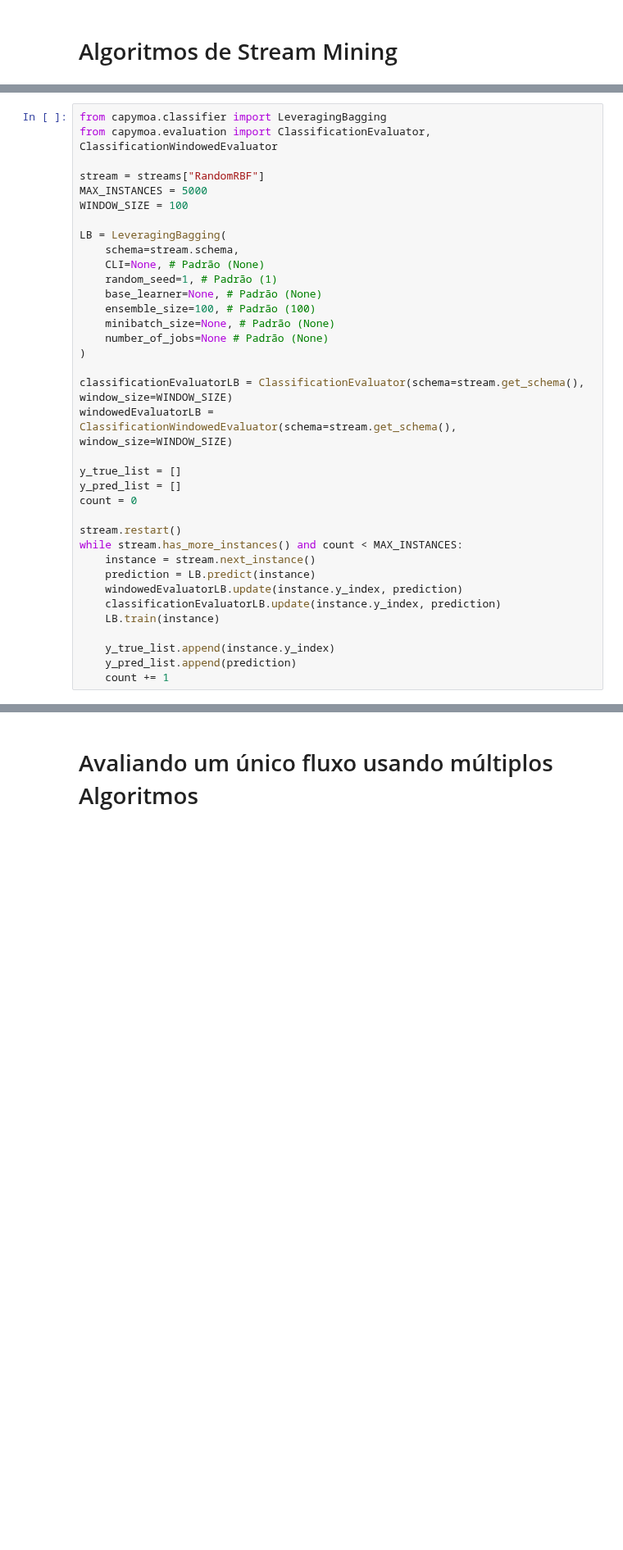
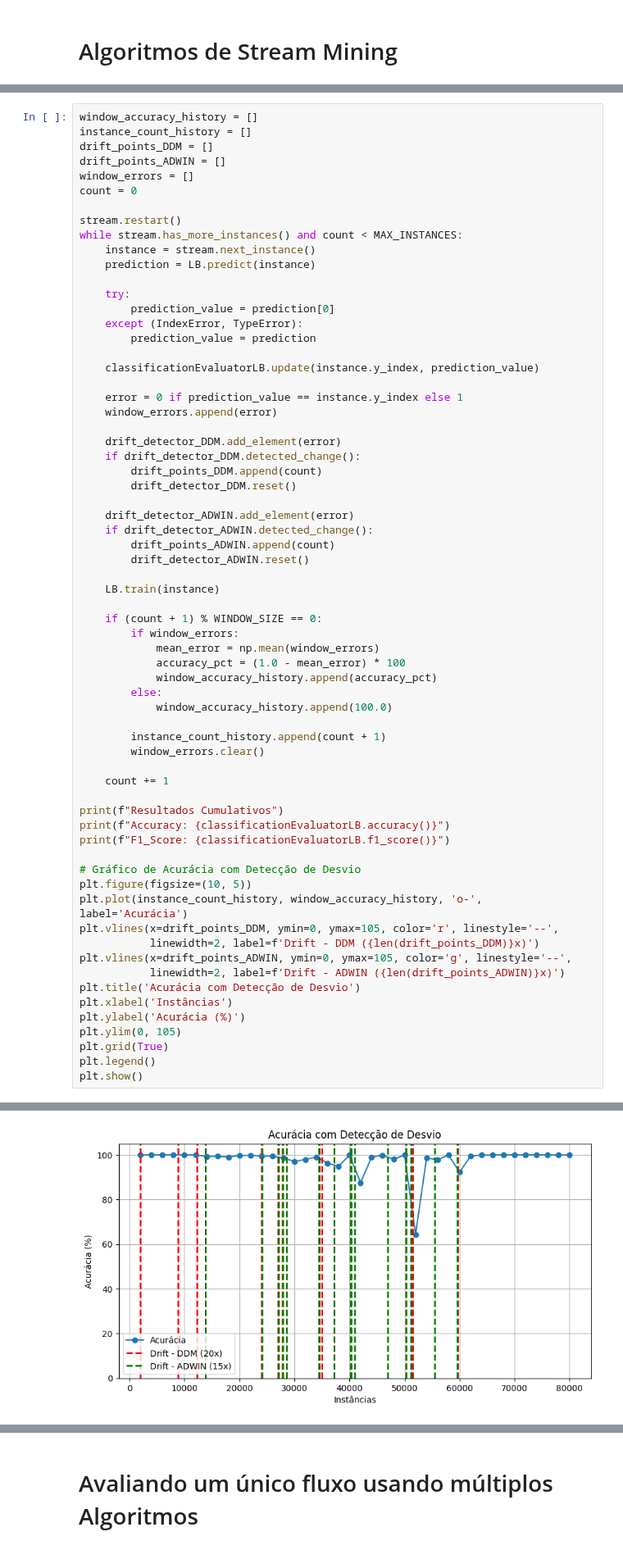
Before and after one commit to iRocktys/anomaly-detection-data-stream, a Jupyter notebook: Models.ipynb, the cells around one changed output, grey strips where cells are left out. Shown at 82% size. Drawn from its saved outputs; the diff is of its cells as text; blank space fills up the shorter version.

```diff
--- a/Models.ipynb
+++ b/Models.ipynb
@@ -165,36 +236,67 @@ streams = {
 # %%
-from capymoa.classifier import LeveragingBagging
-from capymoa.evaluation import ClassificationEvaluator, ClassificationWindowedEvaluator
-
-stream = streams["RandomRBF"]
-MAX_INSTANCES = 5000
-WINDOW_SIZE = 100
-
-LB = LeveragingBagging(
-    schema=stream.schema,
-    CLI=None, # Padrão (None)
-    random_seed=1, # Padrão (1)
-    base_learner=None, # Padrão (None)
-    ensemble_size=100, # Padrão (100)
-    minibatch_size=None, # Padrão (None)
-    number_of_jobs=None # Padrão (None)
-)
-
-classificationEvaluatorLB = ClassificationEvaluator(schema=stream.get_schema(), window_size=WINDOW_SIZE)
-windowedEvaluatorLB = ClassificationWindowedEvaluator(schema=stream.get_schema(), window_size=WINDOW_SIZE)
-
-y_true_list = []
-y_pred_list = []
+window_accuracy_history = []
+instance_count_history = []
+drift_points_DDM = []
+drift_points_ADWIN = []
+window_errors = []
 count = 0
 
 stream.restart()
 while stream.has_more_instances() and count < MAX_INSTANCES:
     instance = stream.next_instance()
     prediction = LB.predict(instance)
-    windowedEvaluatorLB.update(instance.y_index, prediction)
-    classificationEvaluatorLB.update(instance.y_index, prediction)
+
+    try:
+        prediction_value = prediction[0]
+    except (IndexError, TypeError):
+        prediction_value = prediction
+
+    classificationEvaluatorLB.update(instance.y_index, prediction_value)
+
+    error = 0 if prediction_value == instance.y_index else 1
+    window_errors.append(error)
+
+    drift_detector_DDM.add_element(error)
+    if drift_detector_DDM.detected_change():
+        drift_points_DDM.append(count)
+        drift_detector_DDM.reset()
+
+    drift_detector_ADWIN.add_element(error)
+    if drift_detector_ADWIN.detected_change():
+        drift_points_ADWIN.append(count)
+        drift_detector_ADWIN.reset()
+
     LB.train(instance)
 
-    y_true_list.append(instance.y_index)
-    y_pred_list.append(prediction)
+    if (count + 1) % WINDOW_SIZE == 0:
+        if window_errors:
+            mean_error = np.mean(window_errors)
+            accuracy_pct = (1.0 - mean_error) * 100
+            window_accuracy_history.append(accuracy_pct)
+        else:
+            window_accuracy_history.append(100.0)
+
+        instance_count_history.append(count + 1)
+        window_errors.clear()
+
     count += 1
+
+print(f"Resultados Cumulativos")
+print(f"Accuracy: {classificationEvaluatorLB.accuracy()}")
+print(f"F1_Score: {classificationEvaluatorLB.f1_score()}")
+
+# Gráfico de Acurácia com Detecção de Desvio
+plt.figure(figsize=(10, 5))
+plt.plot(instance_count_history, window_accuracy_history, 'o-', label='Acurácia')
+plt.vlines(x=drift_points_DDM, ymin=0, ymax=105, color='r', linestyle='--',
+           linewidth=2, label=f'Drift - DDM ({len(drift_points_DDM)}x)')
+plt.vlines(x=drift_points_ADWIN, ymin=0, ymax=105, color='g', linestyle='--',
+           linewidth=2, label=f'Drift - ADWIN ({len(drift_points_ADWIN)}x)')
+plt.title('Acurácia com Detecção de Desvio')
+plt.xlabel('Instâncias')
+plt.ylabel('Acurácia (%)')
+plt.ylim(0, 105)
+plt.grid(True)
+plt.legend()
+plt.show()
+# %% [output]
@@ -200,0 +306 @@ while stream.has_more_instances() and count < MAX_INSTANCES:
+[figure, added]
```
Also changed, not shown: parts of 42 cells of this notebook, 1 other file.
